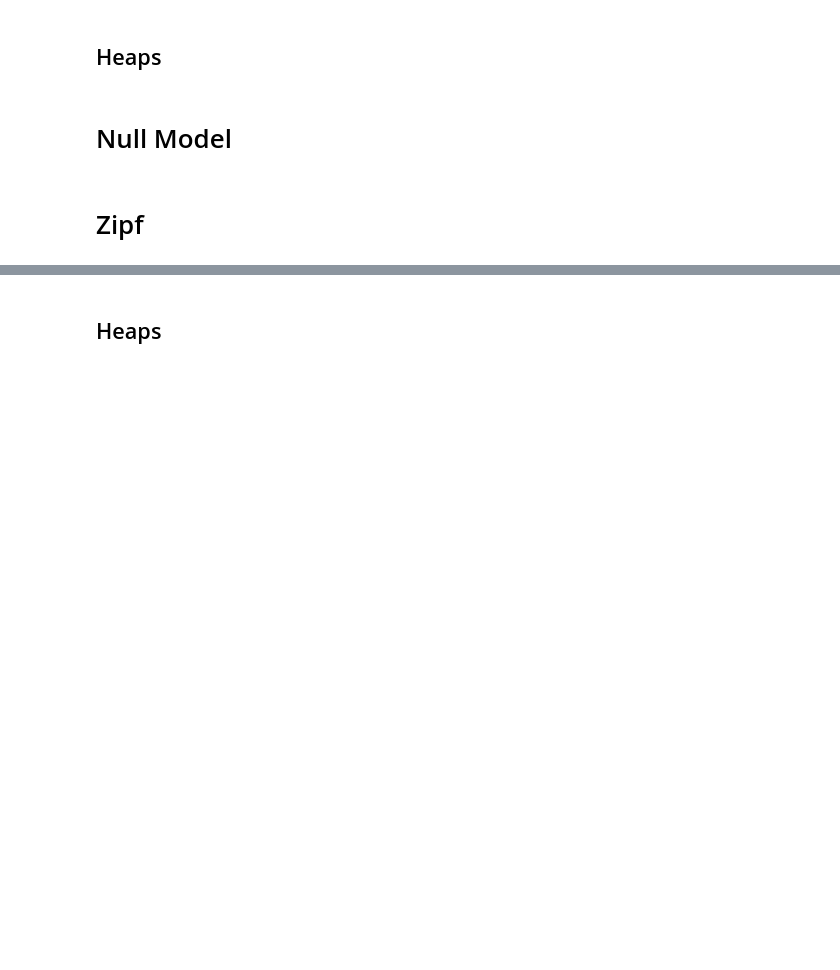
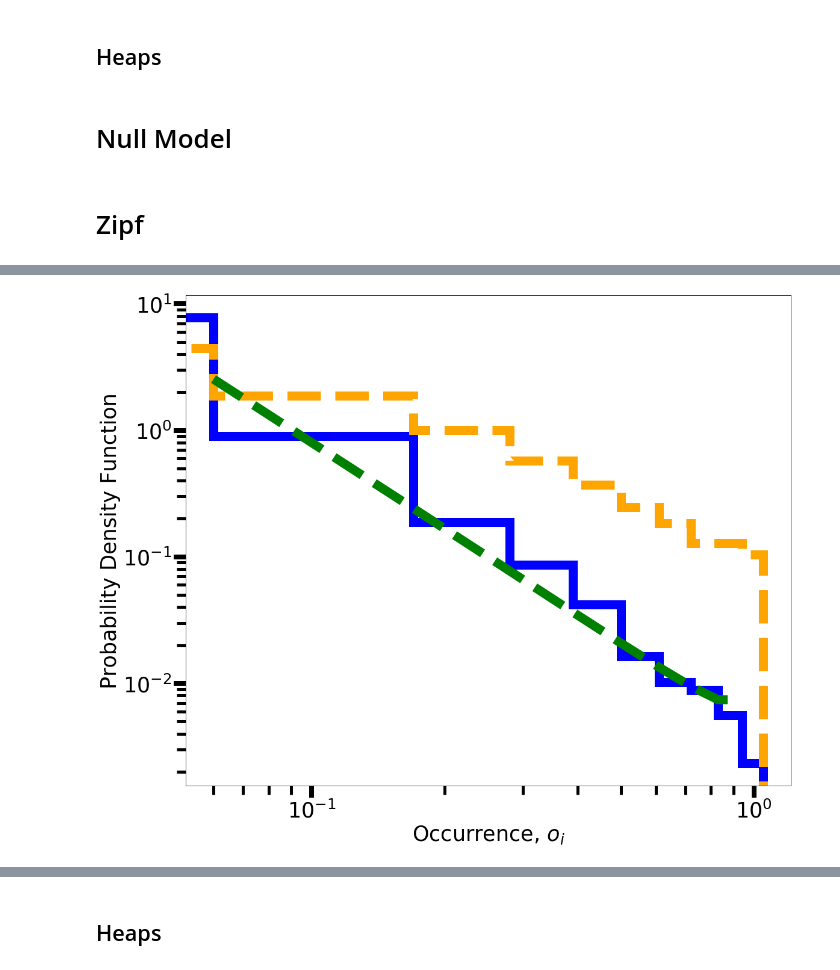
Before and after one commit to fvalle1/phd, a Jupyter notebook: mouse_Atlas/Mouse_exploration.ipynb, the cells around one changed output, grey strips where cells are left out. Cells and saved outputs as stored; diff of their text form; code cells hidden in the pictures; blank space fills up the shorter version.

```diff
--- a/mouse_Atlas/Mouse_exploration.ipynb
+++ b/mouse_Atlas/Mouse_exploration.ipynb
@@ -644,13 +665,31 @@ fig.savefig("zipf.pdf")
+# %%
+def p(o, M, gamma, N):
+    i = np.arange(1, N+1, step=1)
+    alpha_i = i**(-gamma)
+    alpha = np.sum(alpha_i, axis=0)
+    p_num = (1-o)**(1/M-1)
+    K = (1-(1-o)**(1/M))**(1+1/gamma)
+    p_den = gamma*M*N*(alpha**(1/gamma))*K
+    return p_num/p_den
 # %%
-bins = 100
+bins = 10
 rang = (0-0.5/bins, 1+0.5/bins)
-fig=plt.figure()
-plt.hist(np.array(O.dropna(), dtype=float), histtype='step', lw=5, range = rang, color='blue', density=True, bins=bins)
+fig, ax =plt.subplots(figsize=(18,15))
+ax.hist(np.array(O.dropna(), dtype=float), histtype='step', lw=15, range = rang, color='blue', density=True, bins=bins)
 if "O_null" in vars().keys():
-    plt.hist(np.array(O_null, dtype=float), histtype='step', lw=5, range = rang, bins=bins, color='orange', ls='--', density=True)
-plt.xlabel("$o_i$", fontsize=24)
-plt.ylabel("pdf", fontsize=24)
-#plt.yscale('log')
-#plt.xscale('log')
+    ax.hist(np.array(O_null, dtype=float), histtype='step', lw=15, range = rang, bins=bins, color='orange', ls='--', density=True)
+ax.set_xlabel("Occurrence, $o_i$", fontsize=35)
+ax.set_ylabel("Probability Density Function", fontsize=35)
+
+x_bins=np.arange(rang[0],rang[1],step=(rang[1]-rang[0])/bins)
+ax.plot(x_bins,[p(x, M.mean(), 0.8, len(O.dropna())) for x in x_bins], lw=15, ls="--", c="green")
+
+ax.tick_params(labelsize=35, width=8, length=20)
+ax.tick_params(which="minor", labelsize=35, width=5, length=15)
+
+ax.set_yscale('log')
+ax.set_xscale('log')
 plt.show()
 fig.savefig("U.pdf")
+# %% [output]
+[figure, added]
```
Also changed, not shown: parts of 16 cells of this notebook, 2 other files.
